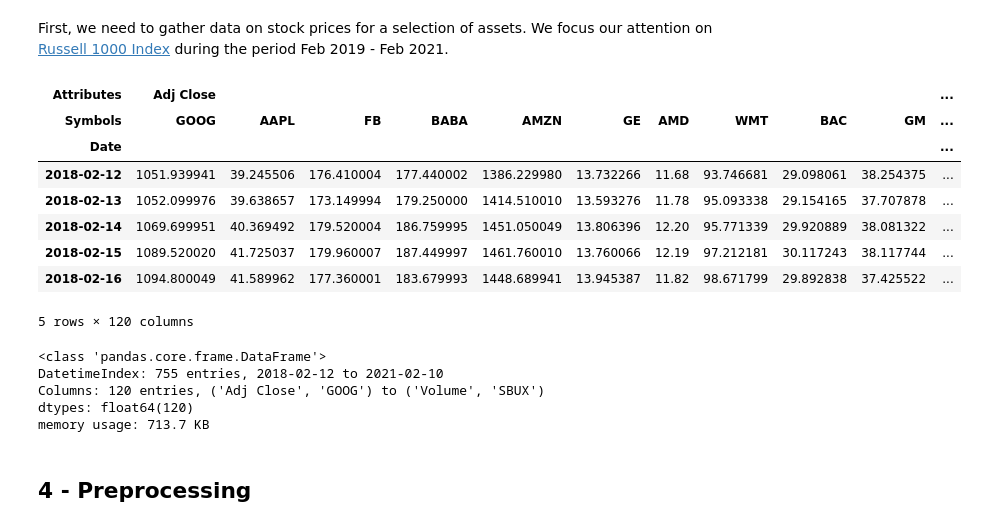
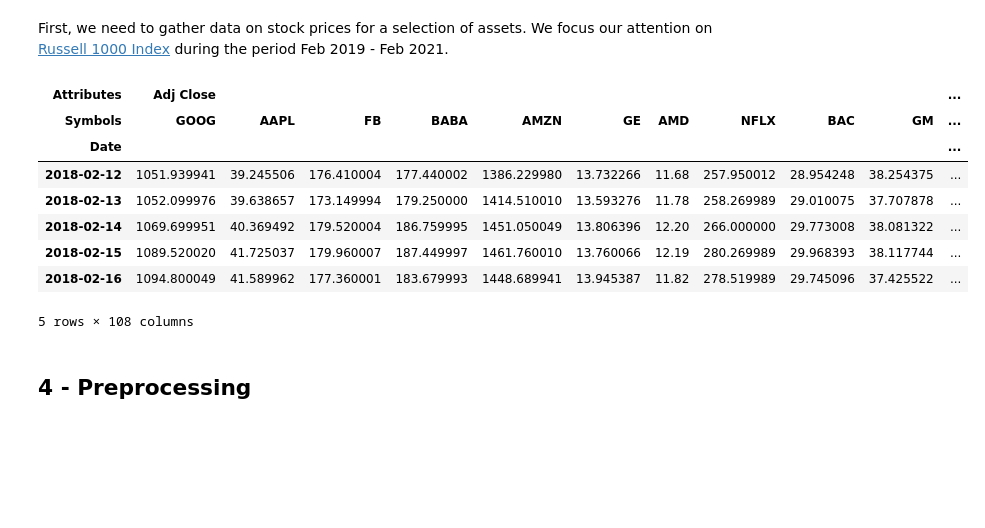
Before and after one commit to patohdzs/getting-them-stonks, a Jupyter notebook: stonks.ipynb, the cells around one changed output. Saved outputs shown, nothing was run; the diff lists cells and outputs as text; code cells hidden in the pictures; blank space fills up the shorter version.

```diff
--- a/stonks.ipynb
+++ b/stonks.ipynb
@@ -69,28 +72,20 @@ seed(1)
 First, we need to gather data on stock prices for a selection of assets. We focus our attention on [Russell 1000 Index](https://en.wikipedia.org/wiki/Russell_1000_Index) during the period Feb 2019 - Feb 2021.
 # %%
 # Specify asset symbols
-stocks = ['GOOG', 'AAPL', 'FB', 'BABA', 'AMZN', 'GE', 'AMD', 'WMT', 'BAC', 'GM',
-'T', 'UAA', 'SHLD', 'XOM', 'RRC', 'BBY', 'MA', 'PFE', 'JPM', 'SBUX']
+stocks = ['GOOG', 'AAPL', 'FB', 'BABA', 'AMZN', 'GE', 'AMD', 'NFLX', 'BAC', 'GM',
+          'T', 'UAA', 'XOM', 'RRC', 'BBY', 'MA', 'PFE', 'JPM']
 data = web.DataReader(stocks, 'yahoo', start='2018/02/10', end='2021/02/10')
 data.head()
 # %% [output]
 | Attributes | Adj Close |  |  |  |  |  |  |  |  |  | ... |
-| Symbols | GOOG | AAPL | FB | BABA | AMZN | GE | AMD | WMT | BAC | GM | ... |
+| Symbols | GOOG | AAPL | FB | BABA | AMZN | GE | AMD | NFLX | BAC | GM | ... |
 | Date |  |  |  |  |  |  |  |  |  |  | ... |
-| 2018-02-12 | 1051.939941 | 39.245506 | 176.410004 | 177.440002 | 1386.229980 | 13.732266 | 11.68 | 93.746681 | 29.098061 | 38.254375 | ... |
-| 2018-02-13 | 1052.099976 | 39.638657 | 173.149994 | 179.250000 | 1414.510010 | 13.593276 | 11.78 | 95.093338 | 29.154165 | 37.707878 | ... |
-| 2018-02-14 | 1069.699951 | 40.369492 | 179.520004 | 186.759995 | 1451.050049 | 13.806396 | 12.20 | 95.771339 | 29.920889 | 38.081322 | ... |
-| 2018-02-15 | 1089.520020 | 41.725037 | 179.960007 | 187.449997 | 1461.760010 | 13.760066 | 12.19 | 97.212181 | 30.117243 | 38.117744 | ... |
-| 2018-02-16 | 1094.800049 | 41.589962 | 177.360001 | 183.679993 | 1448.689941 | 13.945387 | 11.82 | 98.671799 | 29.892838 | 37.425522 | ... |
+| 2018-02-12 | 1051.939941 | 39.245506 | 176.410004 | 177.440002 | 1386.229980 | 13.732266 | 11.68 | 257.950012 | 28.954248 | 38.254375 | ... |
+| 2018-02-13 | 1052.099976 | 39.638657 | 173.149994 | 179.250000 | 1414.510010 | 13.593276 | 11.78 | 258.269989 | 29.010075 | 37.707878 | ... |
+| 2018-02-14 | 1069.699951 | 40.369492 | 179.520004 | 186.759995 | 1451.050049 | 13.806396 | 12.20 | 266.000000 | 29.773008 | 38.081322 | ... |
+| 2018-02-15 | 1089.520020 | 41.725037 | 179.960007 | 187.449997 | 1461.760010 | 13.760066 | 12.19 | 280.269989 | 29.968393 | 38.117744 | ... |
+| 2018-02-16 | 1094.800049 | 41.589962 | 177.360001 | 183.679993 | 1448.689941 | 13.945387 | 11.82 | 278.519989 | 29.745096 | 37.425522 | ... |
-5 rows × 120 columns
+5 rows × 108 columns
-# %%
-data.info(verbose=False)
-# %% [output]
-<class 'pandas.core.frame.DataFrame'>
-DatetimeIndex: 755 entries, 2018-02-12 to 2021-02-10
-Columns: 120 entries, ('Adj Close', 'GOOG') to ('Volume', 'SBUX')
-dtypes: float64(120)
-memory usage: 713.7 KB
 # %% [markdown]
 ## 4 - Preprocessing
 # %%
```
Also changed, not shown: parts of 16 cells of this notebook.
